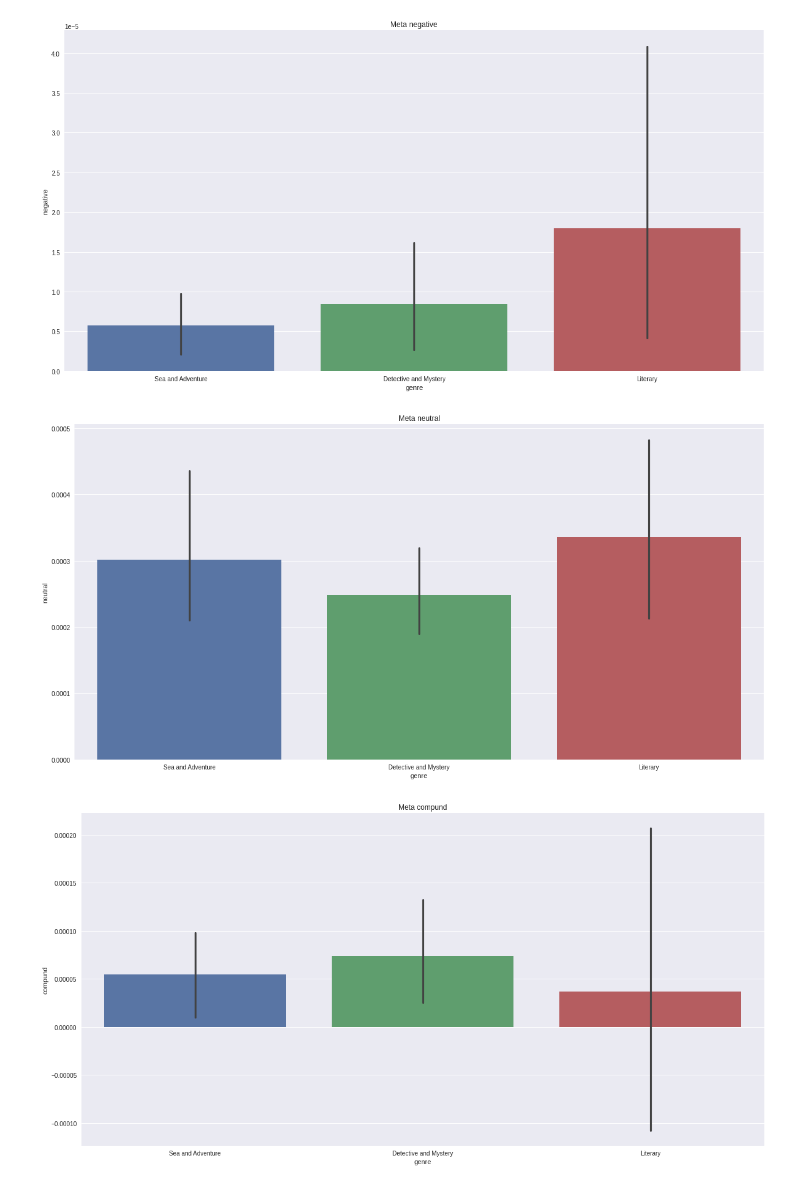
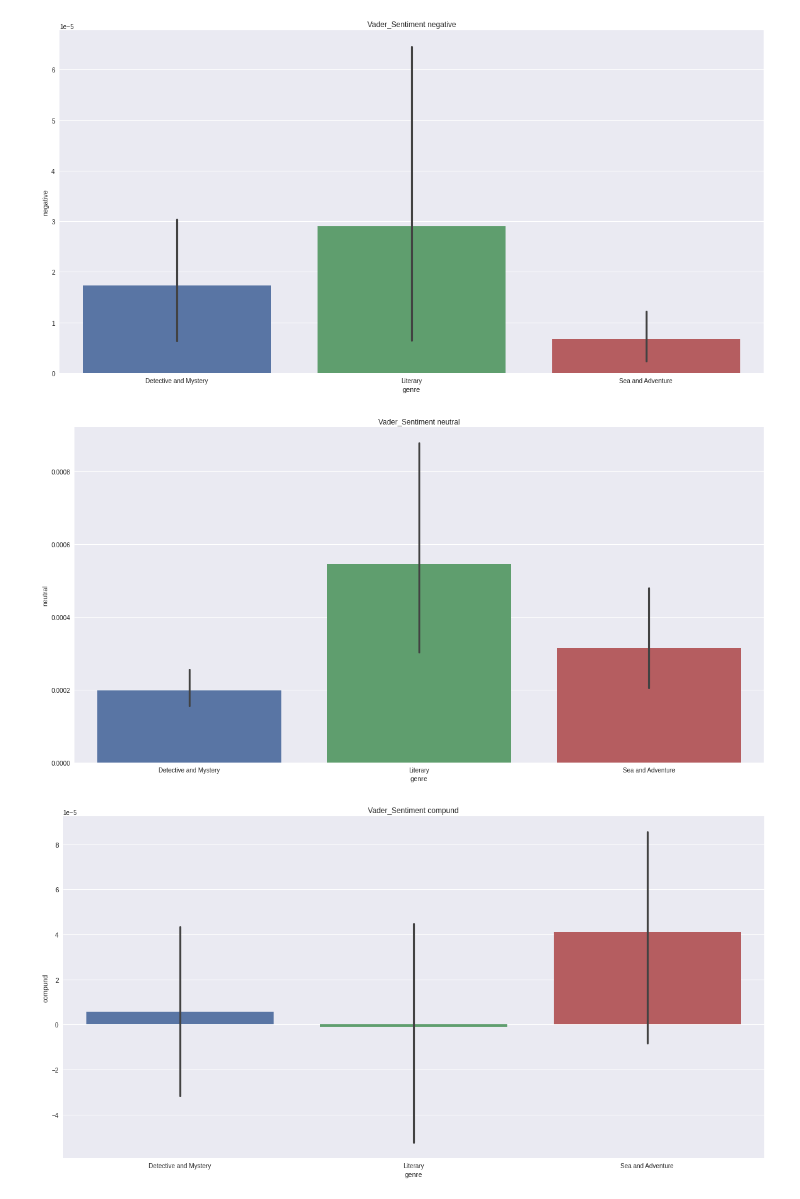
Before and after one commit to BlackCurrantDS/ATiML-Project, a Jupyter notebook: 4_Vader_Sentiment_Analysis.ipynb, the cells around one changed output. Cells and saved outputs as stored; diff of their text form; code cells hidden in the pictures.

```diff
--- a/4_Vader_Sentiment_Analysis.ipynb
+++ b/4_Vader_Sentiment_Analysis.ipynb
@@ -3,7 +3,7 @@
 # %%
 #Importing the file
 import pandas as pd
-books = pd.read_csv("books.csv", index_col=0)
+books = pd.read_csv("books_train.csv", index_col=0)
 books.reset_index(inplace = True)
 books.head(5)
 # %% [output]
@@ -89,11 +142,11 @@ df_senti.head(10)
 # %%
 import matplotlib.pyplot as plt
 import seaborn as sns
-for c in df_senti.columns[4:]:
+for c in df_senti.columns[2:]:
     plt.figure(figsize=(20,10))
     plt.style.use('seaborn')
     sns.barplot(x='genre', y=c, data=df_senti)
-    plt.title('Meta {}'.format(c))
-    plt.savefig('Meta {}'.format(c))
+    plt.title('Vader_Sentiment {}'.format(c))
+    plt.savefig('Vader_Sentiment {}'.format(c))
     plt.show()
 # %% [output]
@@ -101,3 +154,3 @@ for c in df_senti.columns[4:]:
-[figure, old version]
+[figure, new version]
-[figure, old version]
+[figure, new version]
-[figure, old version]
+[figure, new version]
```
Also changed, not shown: parts of 8 cells of this notebook.
